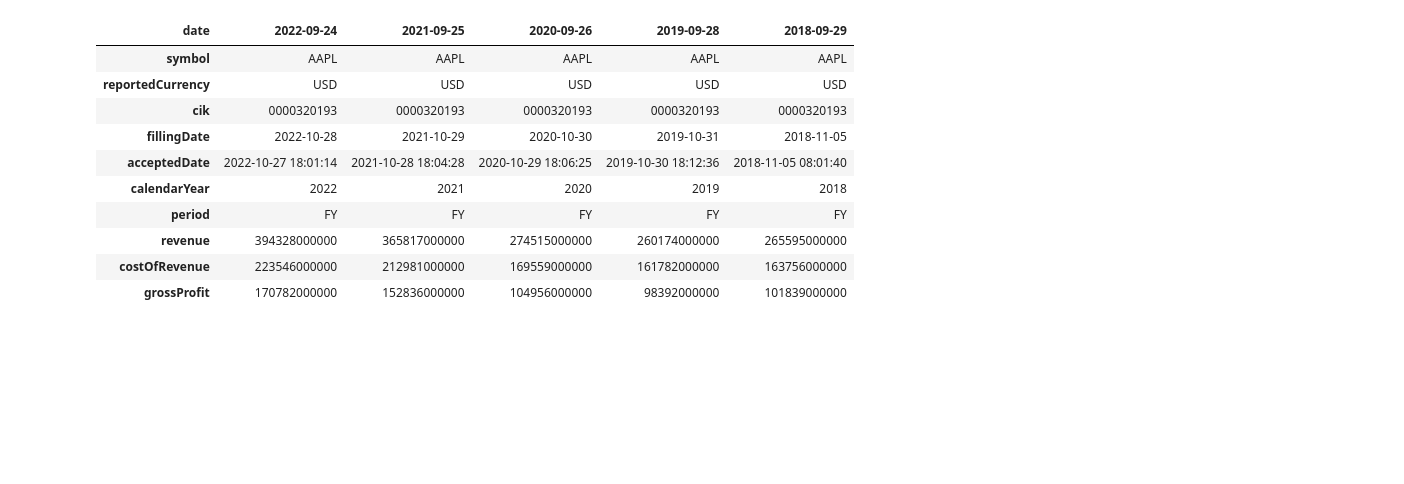
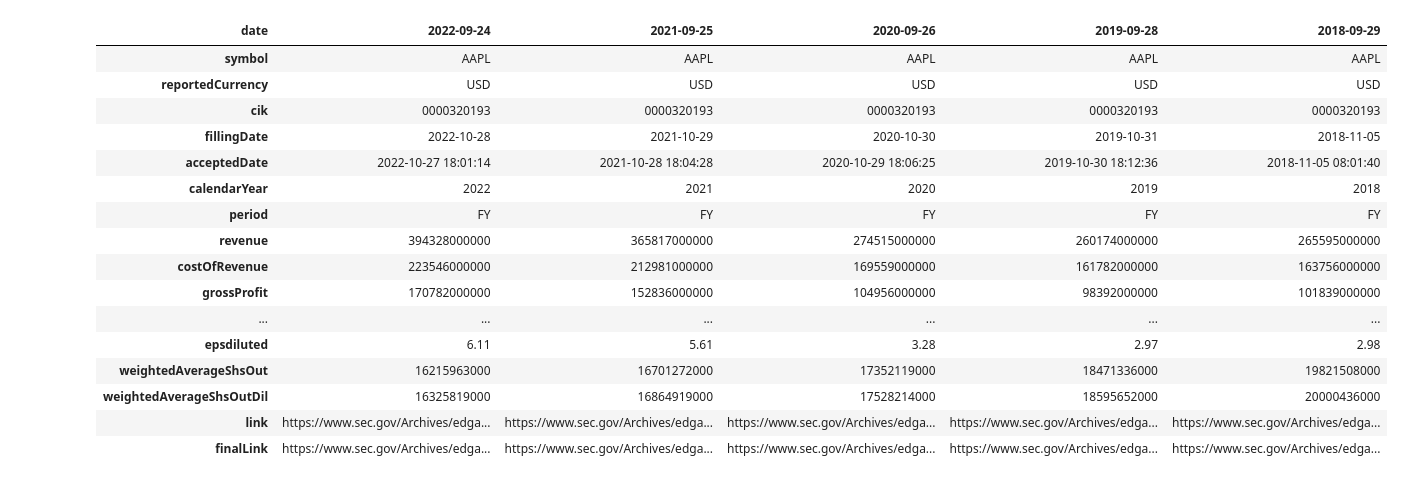
Before and after one commit to mikecai020418/Equity-PriceAnalysis, a Jupyter notebook: project.ipynb, the cells around one changed output. Drawn from its saved outputs; the diff is of its cells as text; code cells hidden in the pictures; blank space fills up the shorter version.

```diff
--- a/project.ipynb
+++ b/project.ipynb
@@ -167,14 +172,20 @@ df_income_statement=get_income_statement(ticker,limit,key,period)
 # %%
-df_income_statement.head(10)
+df_income_statement
 # %% [output]
 | date | 2022-09-24 | 2021-09-25 | 2020-09-26 | 2019-09-28 | 2018-09-29 |
 | symbol | AAPL | AAPL | AAPL | AAPL | AAPL |
 | reportedCurrency | USD | USD | USD | USD | USD |
 | cik | 0000320193 | 0000320193 | 0000320193 | 0000320193 | 0000320193 |
 | fillingDate | 2022-10-28 | 2021-10-29 | 2020-10-30 | 2019-10-31 | 2018-11-05 |
 | acceptedDate | 2022-10-27 18:01:14 | 2021-10-28 18:04:28 | 2020-10-29 18:06:25 | 2019-10-30 18:12:36 | 2018-11-05 08:01:40 |
 | calendarYear | 2022 | 2021 | 2020 | 2019 | 2018 |
 | period | FY | FY | FY | FY | FY |
 | revenue | 394328000000 | 365817000000 | 274515000000 | 260174000000 | 265595000000 |
 | costOfRevenue | 223546000000 | 212981000000 | 169559000000 | 161782000000 | 163756000000 |
 | grossProfit | 170782000000 | 152836000000 | 104956000000 | 98392000000 | 101839000000 |
+| ... | ... | ... | ... | ... | ... |
+| epsdiluted | 6.11 | 5.61 | 3.28 | 2.97 | 2.98 |
+| weightedAverageShsOut | 16215963000 | 16701272000 | 17352119000 | 18471336000 | 19821508000 |
+| weightedAverageShsOutDil | 16325819000 | 16864919000 | 17528214000 | 18595652000 | 20000436000 |
+| link | https://www.sec.gov/Archives/edga... | https://www.sec.gov/Archives/edga... | https://www.sec.gov/Archives/edga... | https://www.sec.gov/Archives/edga... | https://www.sec.gov/Archives/edga... |
+| finalLink | https://www.sec.gov/Archives/edga... | https://www.sec.gov/Archives/edga... | https://www.sec.gov/Archives/edga... | https://www.sec.gov/Archives/edga... | https://www.sec.gov/Archives/edga... |
```
Also changed, not shown: parts of 4 cells of this notebook.
